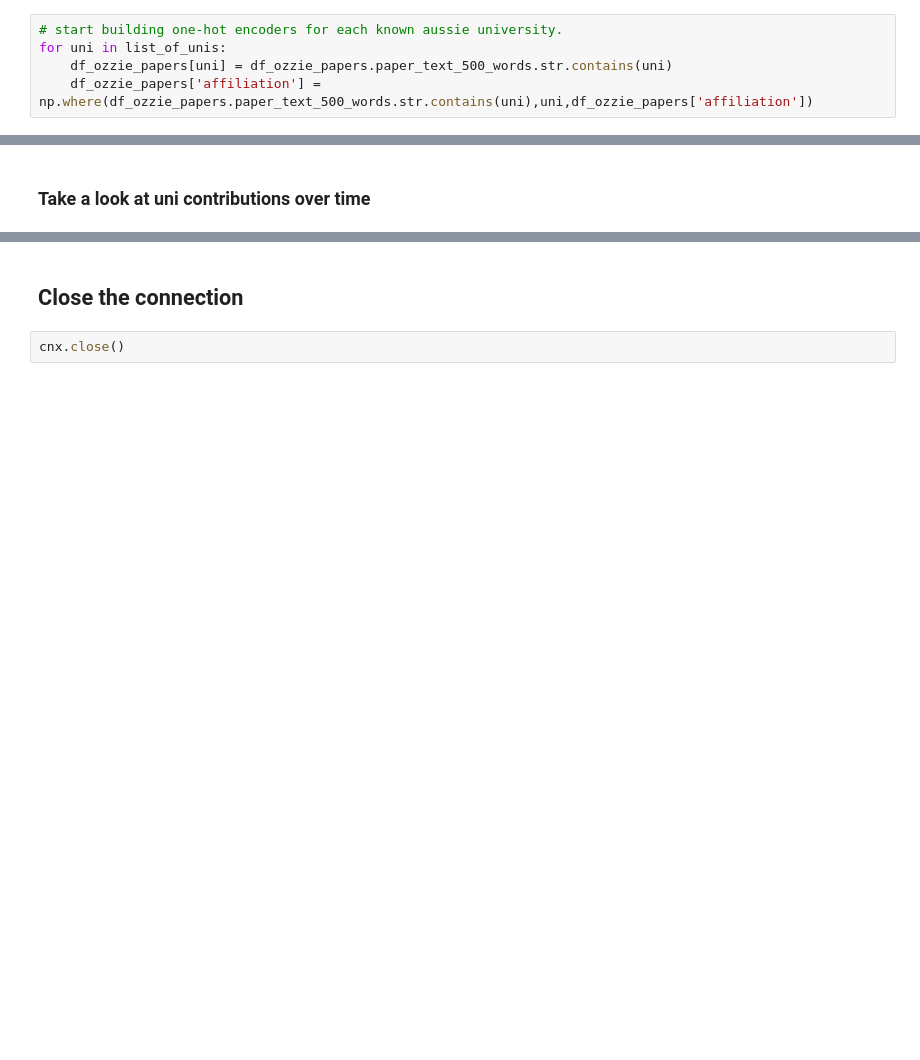
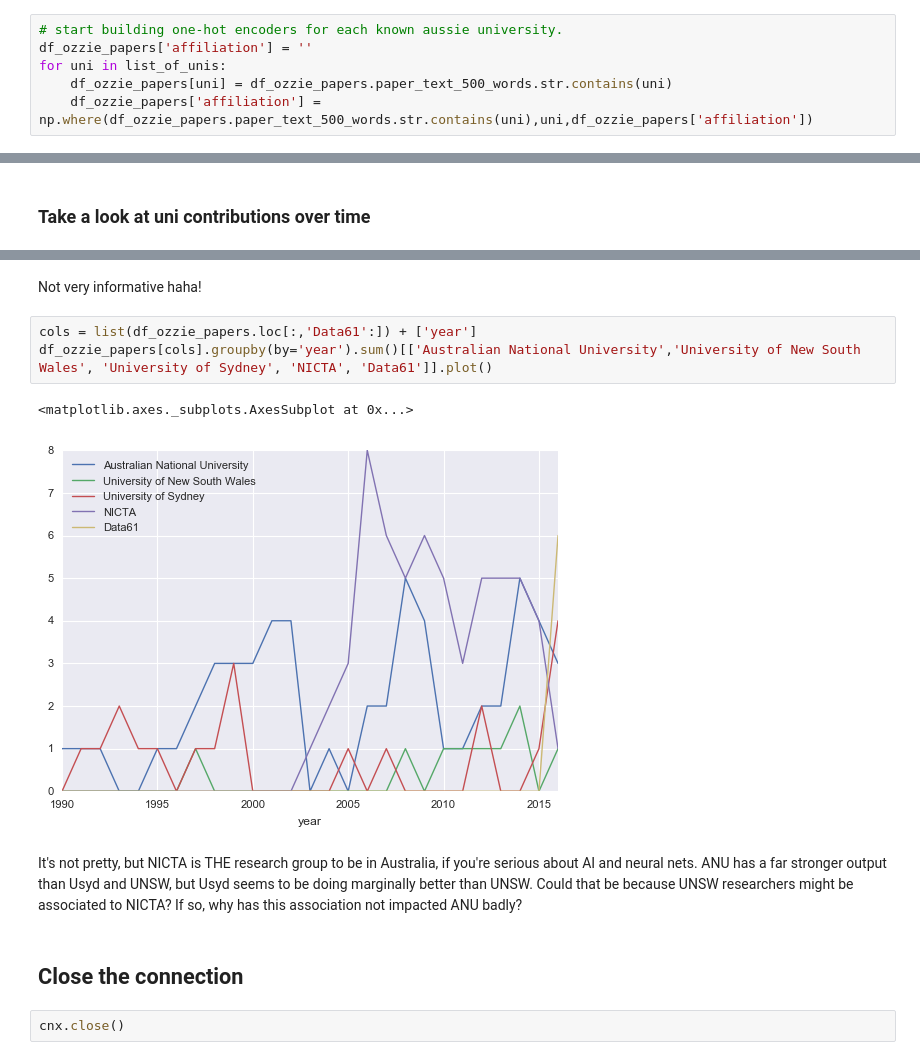
Before and after one commit to vivekbharadwaj/nips_papers_analysis, a Jupyter notebook: NOTEBOOKS/00_nips_analysis.ipynb, the cells around one changed output, grey strips where cells are left out. Cells and saved outputs as stored; diff of their text form; blank space fills up the shorter version.

```diff
--- a/NOTEBOOKS/00_nips_analysis.ipynb
+++ b/NOTEBOOKS/00_nips_analysis.ipynb
@@ -421,6 +419,7 @@ list_of_unis = ['Data61','Australian National University','University of Sydney'
 df_ozzie_papers = df_papers[df_papers.ozzie == 1]
 # %%
 # start building one-hot encoders for each known aussie university.
+df_ozzie_papers['affiliation'] = ''
 for uni in list_of_unis:
     df_ozzie_papers[uni] = df_ozzie_papers.paper_text_500_words.str.contains(uni)
     df_ozzie_papers['affiliation'] = np.where(df_ozzie_papers.paper_text_500_words.str.contains(uni),uni,df_ozzie_papers['affiliation'])
@@ -497,3 +497,13 @@ sns.factorplot(x="year", y= 'id', hue="affiliation", data=df_ozzie_papers)
+# %% [markdown]
+Not very informative haha!
+# %%
+cols = list(df_ozzie_papers.loc[:,'Data61':]) + ['year']
+df_ozzie_papers[cols].groupby(by='year').sum()[['Australian National University','University of New South Wales', 'University of Sydney', 'NICTA', 'Data61']].plot()
+# %% [output]
+<matplotlib.axes._subplots.AxesSubplot at 0x...>
+[figure, added]
+# %% [markdown]
+It's not pretty, but NICTA is THE research group to be in Australia, if you're serious about AI and neural nets. ANU has a far stronger output than Usyd and UNSW, but Usyd seems to be doing marginally better than UNSW. Could that be because UNSW researchers might be associated to NICTA? If so, why has this association not impacted ANU badly?
 # %% [markdown]
 ## Close the connection
 # %%
```
Also changed, not shown: parts of 7 cells of this notebook.
